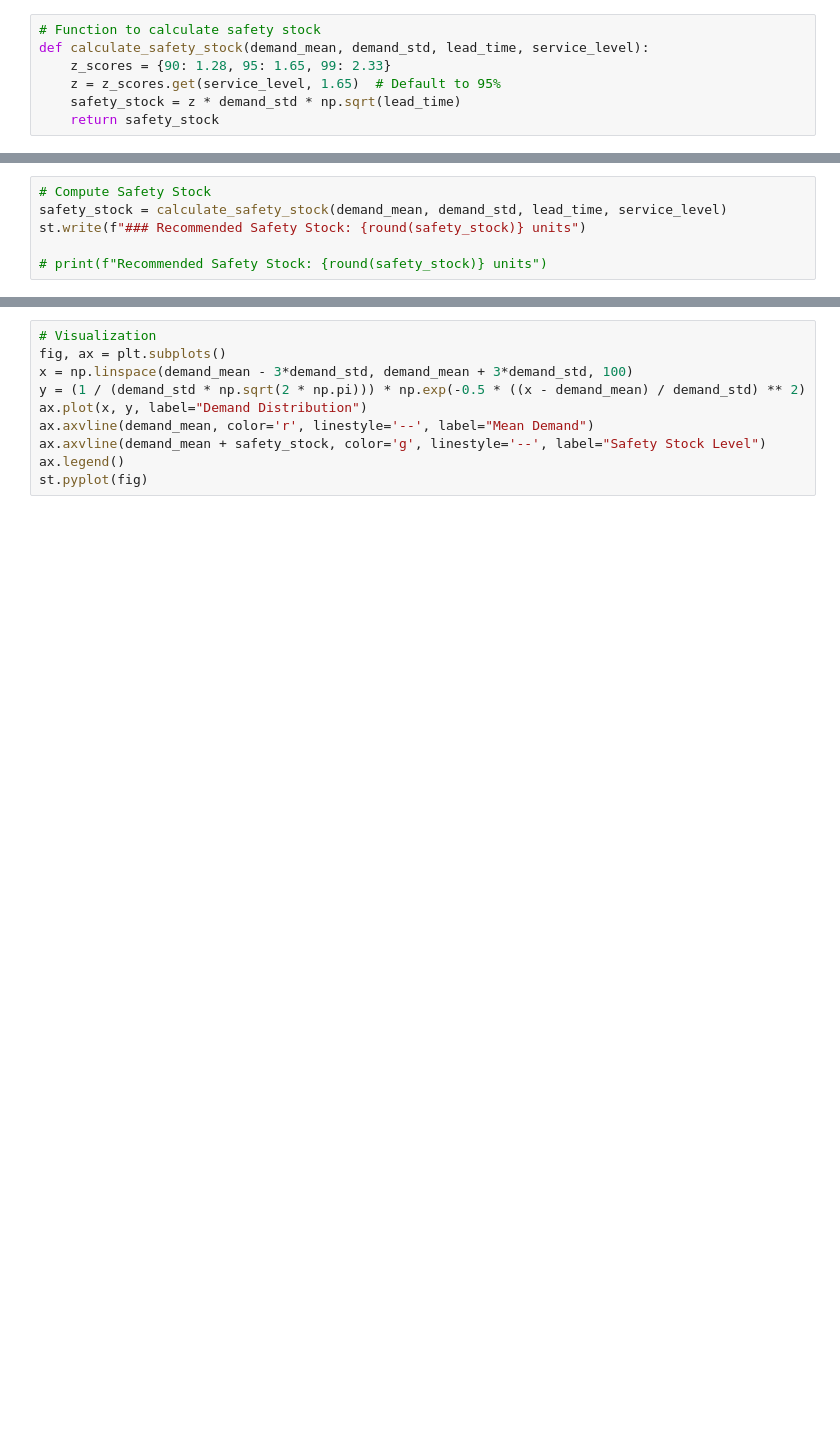
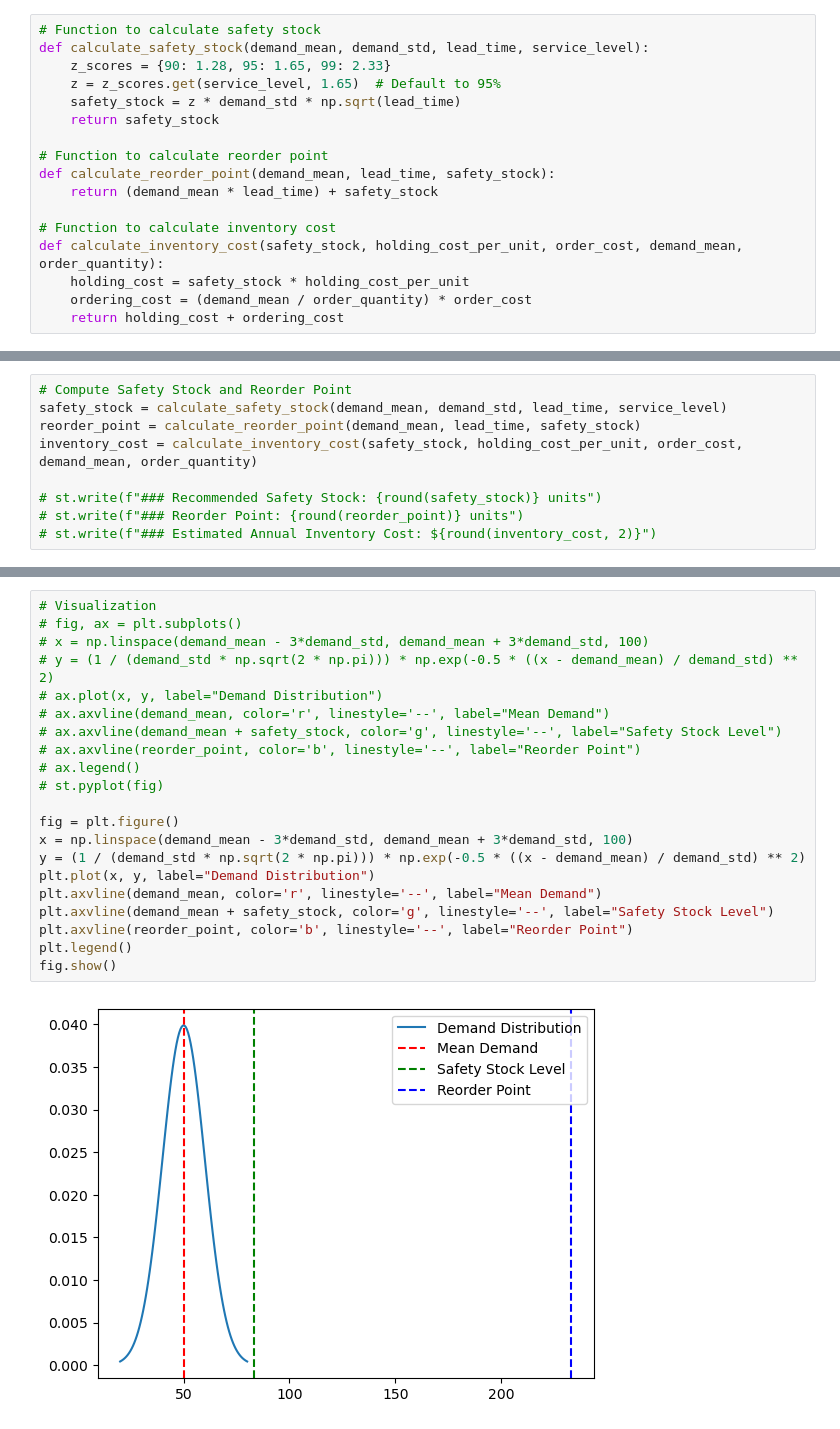
Before and after one commit to yay4john/Inventory-Optimization, a Jupyter notebook: SEIO.ipynb, the cells around one changed output, grey strips where cells are left out. Cells and saved outputs as stored; diff of their text form; blank space fills up the shorter version.

Commit message:
Added cost and ROP

```diff
--- a/SEIO.ipynb
+++ b/SEIO.ipynb
@@ -9,5 +9,15 @@ def calculate_safety_stock(demand_mean, demand_std, lead_time, service_level):
     z = z_scores.get(service_level, 1.65)  # Default to 95%
     safety_stock = z * demand_std * np.sqrt(lead_time)
     return safety_stock
+
+# Function to calculate reorder point
+def calculate_reorder_point(demand_mean, lead_time, safety_stock):
+    return (demand_mean * lead_time) + safety_stock
+
+# Function to calculate inventory cost
+def calculate_inventory_cost(safety_stock, holding_cost_per_unit, order_cost, demand_mean, order_quantity):
+    holding_cost = safety_stock * holding_cost_per_unit
+    ordering_cost = (demand_mean / order_quantity) * order_cost
+    return holding_cost + ordering_cost
 # %%
 # Streamlit UI Setup
@@ -27,6 +43,9 @@ service_level = st.sidebar.selectbox("Service Level (%)", [90, 95, 99], index=1)
 # %%
-# Compute Safety Stock
+# Compute Safety Stock and Reorder Point
 safety_stock = calculate_safety_stock(demand_mean, demand_std, lead_time, service_level)
-st.write(f"### Recommended Safety Stock: {round(safety_stock)} units")
+reorder_point = calculate_reorder_point(demand_mean, lead_time, safety_stock)
+inventory_cost = calculate_inventory_cost(safety_stock, holding_cost_per_unit, order_cost, demand_mean, order_quantity)
 
-# print(f"Recommended Safety Stock: {round(safety_stock)} units")
+# st.write(f"### Recommended Safety Stock: {round(safety_stock)} units")
+# st.write(f"### Reorder Point: {round(reorder_point)} units")
+# st.write(f"### Estimated Annual Inventory Cost: ${round(inventory_cost, 2)}")
@@ -35,11 +52,24 @@ Recommended Safety Stock: 33 units
 # %%
 # Visualization
-fig, ax = plt.subplots()
+# fig, ax = plt.subplots()
+# x = np.linspace(demand_mean - 3*demand_std, demand_mean + 3*demand_std, 100)
+# y = (1 / (demand_std * np.sqrt(2 * np.pi))) * np.exp(-0.5 * ((x - demand_mean) / demand_std) ** 2)
+# ax.plot(x, y, label="Demand Distribution")
+# ax.axvline(demand_mean, color='r', linestyle='--', label="Mean Demand")
+# ax.axvline(demand_mean + safety_stock, color='g', linestyle='--', label="Safety Stock Level")
+# ax.axvline(reorder_point, color='b', linestyle='--', label="Reorder Point")
+# ax.legend()
+# st.pyplot(fig)
+
+fig = plt.figure()
 x = np.linspace(demand_mean - 3*demand_std, demand_mean + 3*demand_std, 100)
 y = (1 / (demand_std * np.sqrt(2 * np.pi))) * np.exp(-0.5 * ((x - demand_mean) / demand_std) ** 2)
-ax.plot(x, y, label="Demand Distribution")
-ax.axvline(demand_mean, color='r', linestyle='--', label="Mean Demand")
-ax.axvline(demand_mean + safety_stock, color='g', linestyle='--', label="Safety Stock Level")
-ax.legend()
-st.pyplot(fig)
+plt.plot(x, y, label="Demand Distribution")
+plt.axvline(demand_mean, color='r', linestyle='--', label="Mean Demand")
+plt.axvline(demand_mean + safety_stock, color='g', linestyle='--', label="Safety Stock Level")
+plt.axvline(reorder_point, color='b', linestyle='--', label="Reorder Point")
+plt.legend()
+fig.show()
+# %% [output]
+[figure, added]
 # %%
```
Also changed, not shown: parts of 4 cells of this notebook, 1 other file.
